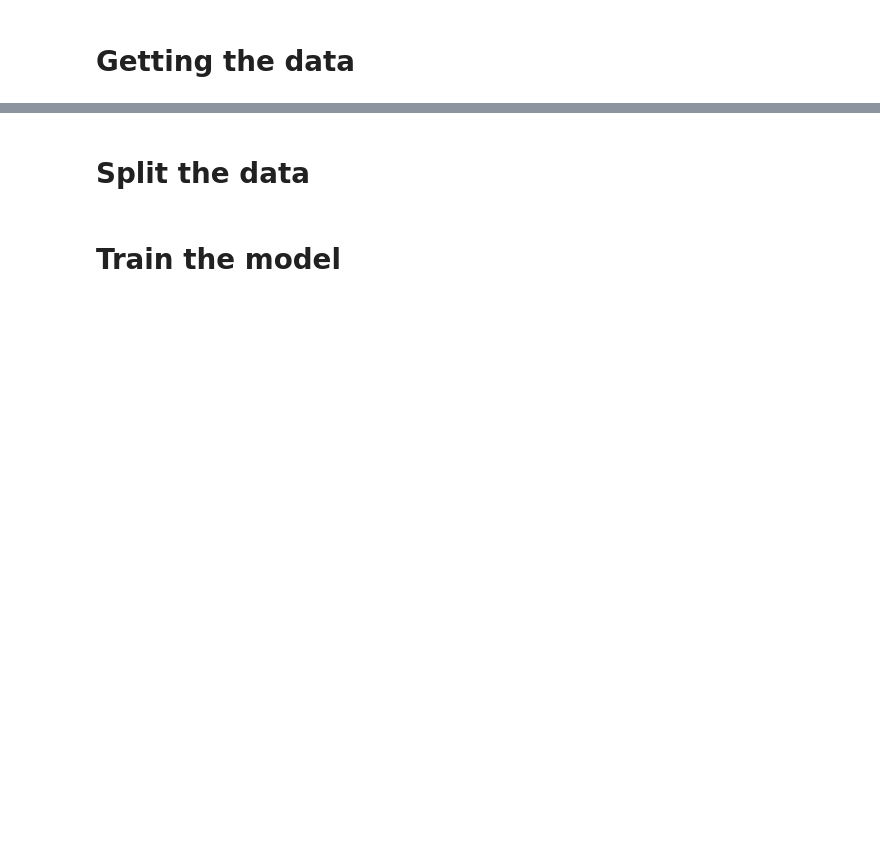
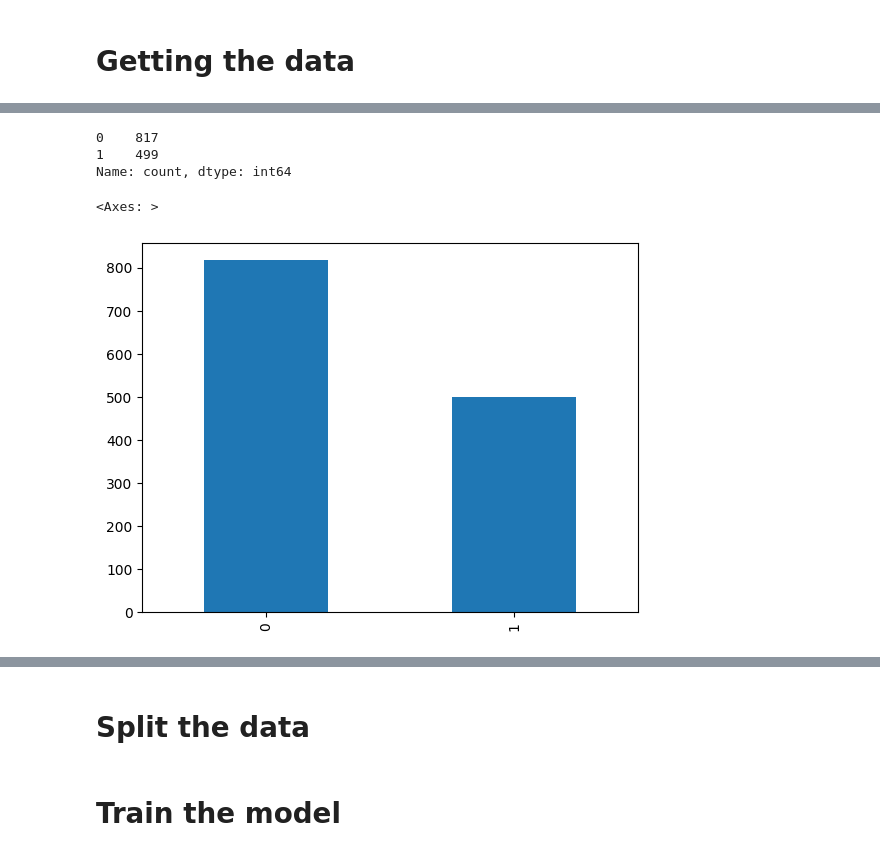
Before and after one commit to mathemaia/studies, a Jupyter notebook: Python/MachineLearning/SupervisedLearning/logistic_regression/logistic_regression.ipynb, the cells around one changed output, grey strips where cells are left out. Cells and saved outputs as stored; diff of their text form; code cells hidden in the pictures; blank space fills up the shorter version.

```diff
--- a/Python/MachineLearning/SupervisedLearning/logistic_regression/logistic_regression.ipynb
+++ b/Python/MachineLearning/SupervisedLearning/logistic_regression/logistic_regression.ipynb
@@ -44,0 +66,15 @@ display(titanic.sample(5))
+# %%
+# One Hot Enconding
+df = pd.get_dummies(df, drop_first=True).astype(int)
+
+X = np.array(df.drop('survived', axis=1))
+y = np.array(df['survived'])
+
+display(pd.Series(y).value_counts())
+pd.Series(y).value_counts().plot.bar()
+# %% [output]
+0    817
+1    499
+Name: count, dtype: int64
+<Axes: >
+[figure, added]
```
Also changed, not shown: parts of 18 cells of this notebook.
